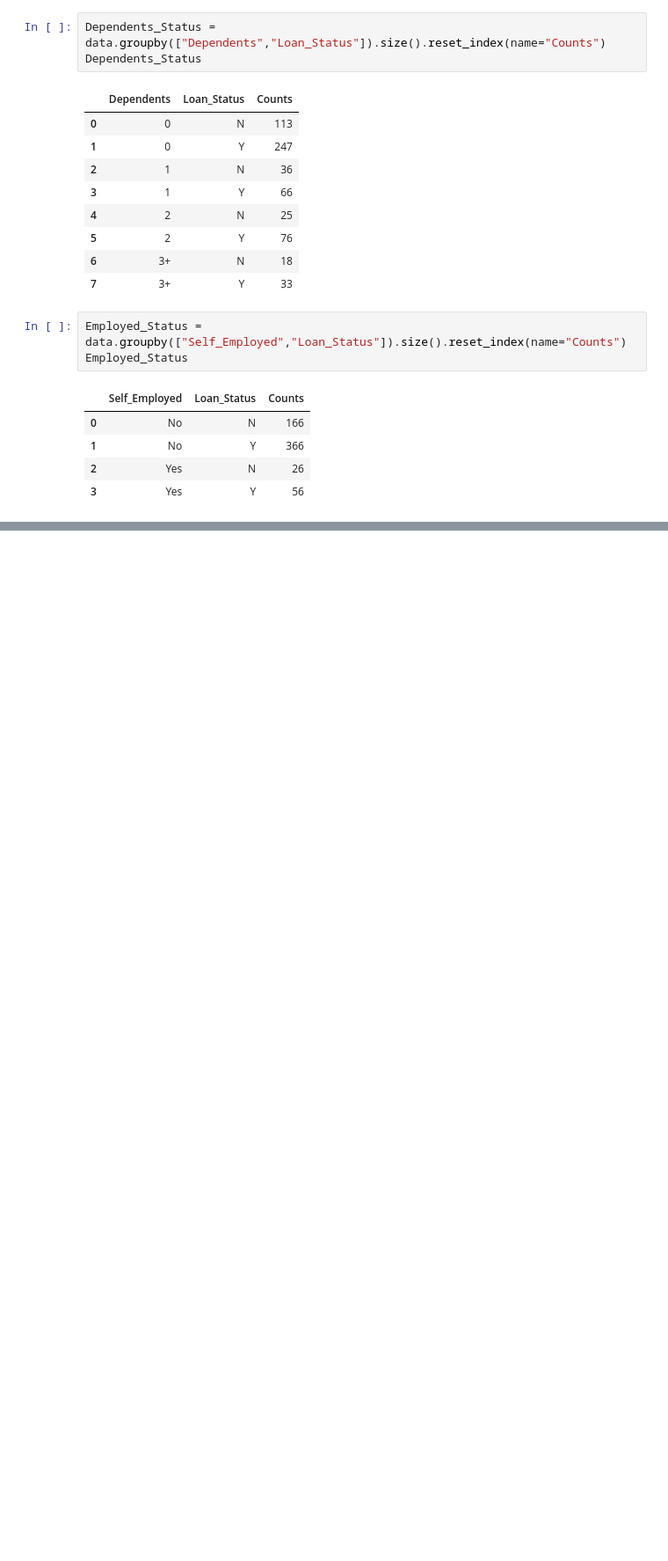
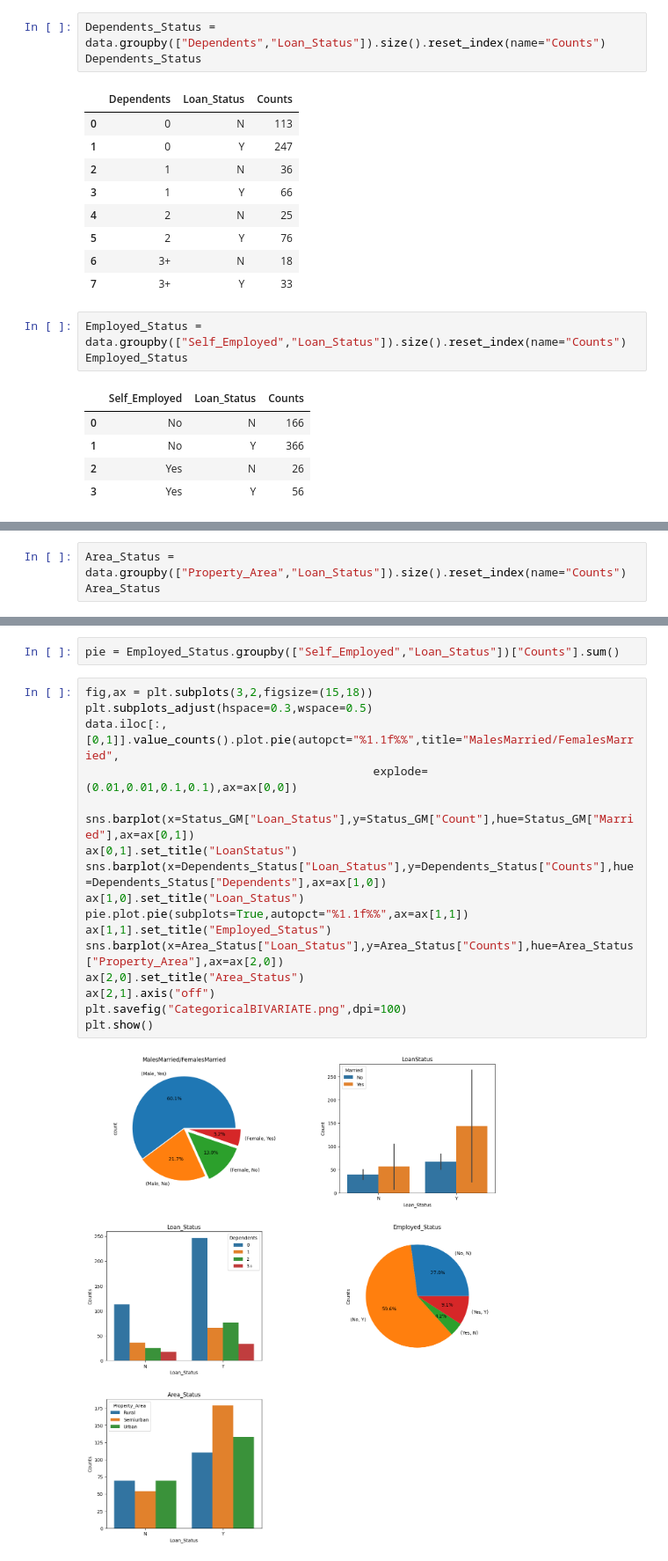
Before and after one commit to LIPU-DEMON/LoanApproval, a Jupyter notebook: LoanPrediction_Model/src/EDA.ipynb, the cells around one changed output, grey strips where cells are left out. Shown: that part at 88% size. Saved outputs shown, nothing was run; the diff lists cells and outputs as text; blank space fills up the shorter version.

```diff
--- a/LoanPrediction_Model/src/EDA.ipynb
+++ b/LoanPrediction_Model/src/EDA.ipynb
@@ -99,0 +125,3 @@ Employed_Status
+# %%
+Area_Status = data.groupby(["Property_Area","Loan_Status"]).size().reset_index(name="Counts")
+Area_Status
@@ -99,0 +224,21 @@ Employed_Status
+# %%
+pie = Employed_Status.groupby(["Self_Employed","Loan_Status"])["Counts"].sum()
+# %%
+fig,ax = plt.subplots(3,2,figsize=(15,18))
+plt.subplots_adjust(hspace=0.3,wspace=0.5)
+data.iloc[:,[0,1]].value_counts().plot.pie(autopct="%1.1f%%",title="MalesMarried/FemalesMarried",
+                                          explode=(0.01,0.01,0.1,0.1),ax=ax[0,0])
+
+sns.barplot(x=Status_GM["Loan_Status"],y=Status_GM["Count"],hue=Status_GM["Married"],ax=ax[0,1])
+ax[0,1].set_title("LoanStatus")
+sns.barplot(x=Dependents_Status["Loan_Status"],y=Dependents_Status["Counts"],hue=Dependents_Status["Dependents"],ax=ax[1,0])
+ax[1,0].set_title("Loan_Status")
+pie.plot.pie(subplots=True,autopct="%1.1f%%",ax=ax[1,1])
+ax[1,1].set_title("Employed_Status")
+sns.barplot(x=Area_Status["Loan_Status"],y=Area_Status["Counts"],hue=Area_Status["Property_Area"],ax=ax[2,0])
+ax[2,0].set_title("Area_Status")
+ax[2,1].axis("off")
+plt.savefig("CategoricalBIVARIATE.png",dpi=100)
+plt.show()
+# %% [output]
+[figure, added]
```
Also changed, not shown: parts of 18 cells of this notebook, 12 other files.
